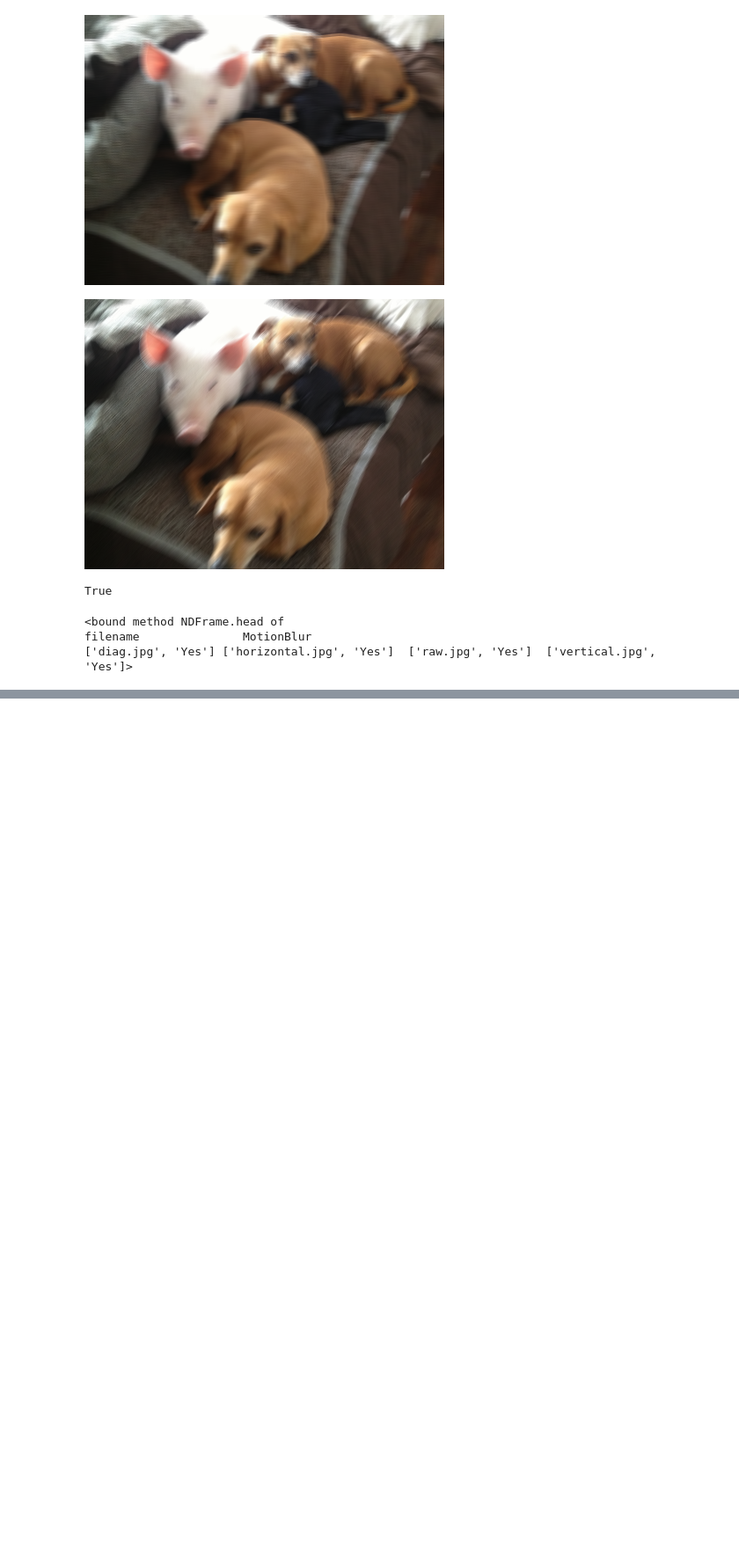
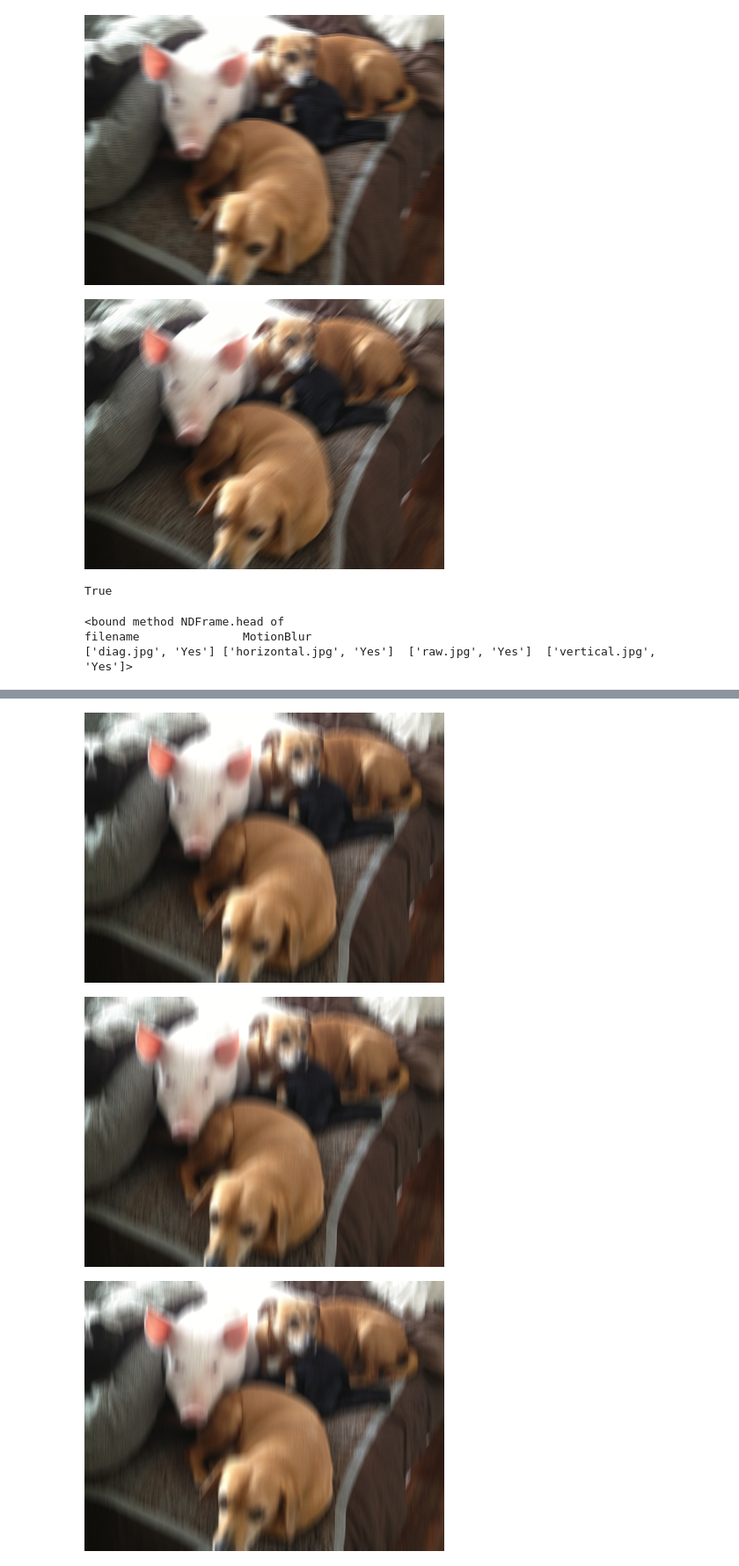
Before and after one commit to atharvakarnik/DataScience, a Jupyter notebook: CV_MotionBlur.ipynb, the cells around one changed output, grey strips where cells are left out. Shown at 88% size. Saved outputs shown, nothing was run; the diff lists cells and outputs as text; code cells hidden in the pictures; blank space fills up the shorter version.

```diff
--- a/CV_MotionBlur.ipynb
+++ b/CV_MotionBlur.ipynb
@@ -103,0 +104,78 @@ print('{:.2f}'.format(random.uniform(0, 1)))
+# %%
+vert_kern1 = np.array([[0.067,0,0,0,0,0,0,0,0,0,0,0,0,0,0],
+                      [0.067,0,0,0,0,0,0,0,0,0,0,0,0,0,0],
+                      [0.067,0,0,0,0,0,0,0,0,0,0,0,0,0,0],
+                      [0.067,0,0,0,0,0,0,0,0,0,0,0,0,0,0],
+                      [0.067,0,0,0,0,0,0,0,0,0,0,0,0,0,0],
+                      [0.067,0,0,0,0,0,0,0,0,0,0,0,0,0,0],
+                      [0.067,0,0,0,0,0,0,0,0,0,0,0,0,0,0],
+                      [0.067,0,0,0,0,0,0,0,0,0,0,0,0,0,0],
+                      [0.067,0,0,0,0,0,0,0,0,0,0,0,0,0,0],
+                      [0.067,0,0,0,0,0,0,0,0,0,0,0,0,0,0],
+                      [0.067,0,0,0,0,0,0,0,0,0,0,0,0,0,0],
+                      [0.067,0,0,0,0,0,0,0,0,0,0,0,0,0,0],
+                      [0.067,0,0,0,0,0,0,0,0,0,0,0,0,0,0],
+                      [0.067,0,0,0,0,0,0,0,0,0,0,0,0,0,0],
+                      [0.067,0,0,0,0,0,0,0,0,0,0,0,0,0,0]])
+
+vert_kern2 = np.array([[0,0,0,0,0,0,0,0,0,0,0,0,0,0,0.067],
+                      [0,0,0,0,0,0,0,0,0,0,0,0,0,0,0.067],
+                      [0,0,0,0,0,0,0,0,0,0,0,0,0,0,0.067],
+                      [0,0,0,0,0,0,0,0,0,0,0,0,0,0,0.067],
+                      [0,0,0,0,0,0,0,0,0,0,0,0,0,0,0.067],
+                      [0,0,0,0,0,0,0,0,0,0,0,0,0,0,0.067],
+                      [0,0,0,0,0,0,0,0,0,0,0,0,0,0,0.067],
+                      [0,0,0,0,0,0,0,0,0,0,0,0,0,0,0.067],
+                      [0,0,0,0,0,0,0,0,0,0,0,0,0,0,0.067],
+                      [0,0,0,0,0,0,0,0,0,0,0,0,0,0,0.067],
+                      [0,0,0,0,0,0,0,0,0,0,0,0,0,0,0.067],
+                      [0,0,0,0,0,0,0,0,0,0,0,0,0,0,0.067],
+                      [0,0,0,0,0,0,0,0,0,0,0,0,0,0,0.067],
+                      [0,0,0,0,0,0,0,0,0,0,0,0,0,0,0.067],
+                      [0,0,0,0,0,0,0,0,0,0,0,0,0,0,0.067]])
+
+vert_kern3 = np.array([[0,0,0,0,0.067,0,0,0,0,0,0,0,0,0,0],
+                      [0,0,0,0,0.067,0,0,0,0,0,0,0,0,0,0],
+                      [0,0,0,0,0.067,0,0,0,0,0,0,0,0,0,0],
+                      [0,0,0,0,0.067,0,0,0,0,0,0,0,0,0,0],
+                      [0,0,0,0,0.067,0,0,0,0,0,0,0,0,0,0],
+                      [0,0,0,0,0.067,0,0,0,0,0,0,0,0,0,0],
+                      [0,0,0,0,0.067,0,0,0,0,0,0,0,0,0,0],
+                      [0,0,0,0,0.067,0,0,0,0,0,0,0,0,0,0],
+                      [0,0,0,0,0.067,0,0,0,0,0,0,0,0,0,0],
+                      [0,0,0,0,0.067,0,0,0,0,0,0,0,0,0,0],
+                      [0,0,0,0,0.067,0,0,0,0,0,0,0,0,0,0],
+                      [0,0,0,0,0.067,0,0,0,0,0,0,0,0,0,0],
+                      [0,0,0,0,0.067,0,0,0,0,0,0,0,0,0,0],
+                      [0,0,0,0,0.067,0,0,0,0,0,0,0,0,0,0],
+                      [0,0,0,0,0.067,0,0,0,0,0,0,0,0,0,0]])
+
+vert_kern4 = np.array([[0,0,0,0,0,0,0,0,0,0,0.067,0,0,0,0],
+                      [0,0,0,0,0,0,0,0,0,0,0.067,0,0,0,0],
+                      [0,0,0,0,0,0,0,0,0,0,0.067,0,0,0,0],
+                      [0,0,0,0,0,0,0,0,0,0,0.067,0,0,0,0],
+                      [0,0,0,0,0,0,0,0,0,0,0.067,0,0,0,0],
+                      [0,0,0,0,0,0,0,0,0,0,0.067,0,0,0,0],
+                      [0,0,0,0,0,0,0,0,0,0,0.067,0,0,0,0],
+                      [0,0,0,0,0,0,0,0,0,0,0.067,0,0,0,0],
+                      [0,0,0,0,0,0,0,0,0,0,0.067,0,0,0,0],
+                      [0,0,0,0,0,0,0,0,0,0,0.067,0,0,0,0],
+                      [0,0,0,0,0,0,0,0,0,0,0.067,0,0,0,0],
+                      [0,0,0,0,0,0,0,0,0,0,0.067,0,0,0,0],
+                      [0,0,0,0,0,0,0,0,0,0,0.067,0,0,0,0],
+                      [0,0,0,0,0,0,0,0,0,0,0.067,0,0,0,0],
+                      [0,0,0,0,0,0,0,0,0,0,0.067,0,0,0,0]])
+
+#Display the convolutions
+vert1 = cv.filter2D(imgRsz, -1, vert_kern1)
+vert2 = cv.filter2D(imgRsz, -1, vert_kern2)
+vert3 = cv.filter2D(imgRsz, -1, vert_kern3)
+vert4 = cv.filter2D(imgRsz, -1, vert_kern4)
+cv2_imshow(vert1)
+cv2_imshow(vert2)
+cv2_imshow(vert3)
+cv2_imshow(vert4)
+# %% [output]
+[figure, added]
+[figure, added]
+[figure, added]
```
Also changed, not shown: parts of 2 cells of this notebook.
